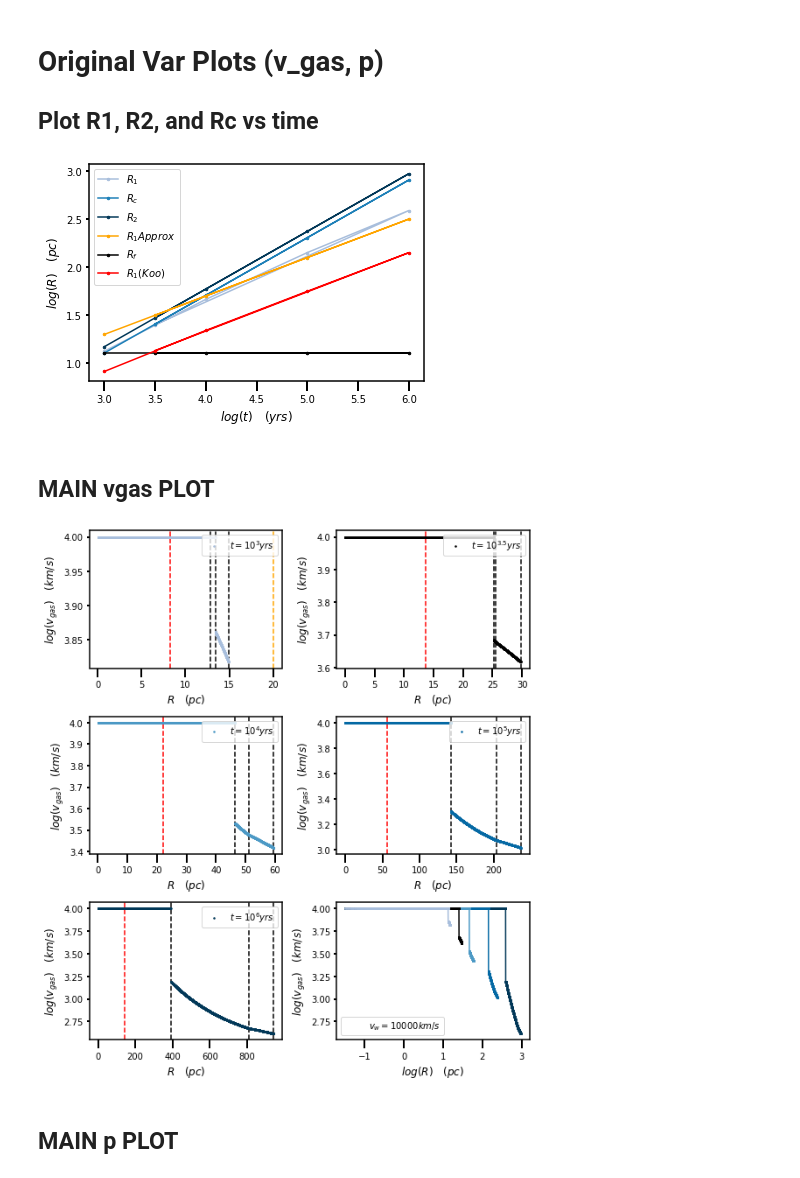
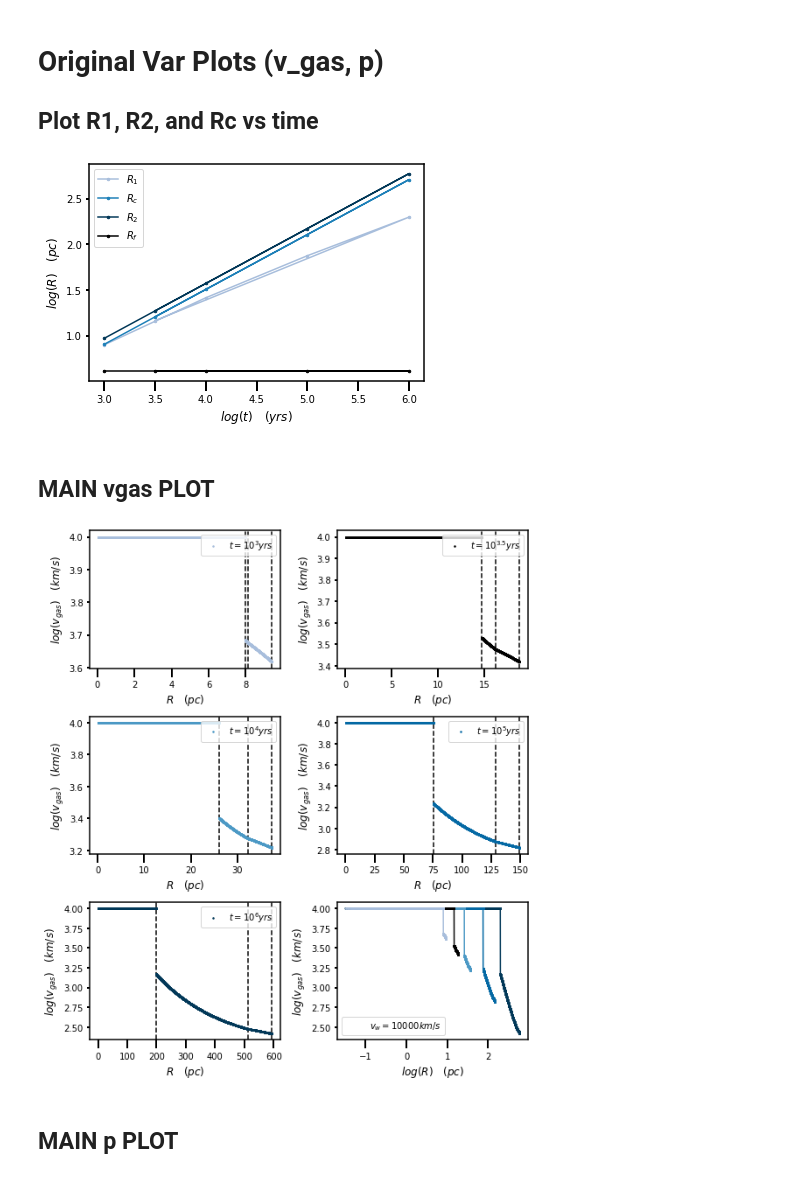
Before and after one commit to cjmulholl/Vary_InitalParam, a Jupyter notebook: ShockedISM_ParamTests.ipynb, the cells around one changed output. Drawn from its saved outputs; the diff is of its cells as text; code cells hidden in the pictures.

Commit message:
Revert "Test different equations for R1 (Koo1992b)"
This reverts commit bdcee526287af177088b7bb3266d04e01ad1fdbb.

```diff
--- a/ShockedISM_ParamTests.ipynb
+++ b/ShockedISM_ParamTests.ipynb
@@ -47,7 +47,7 @@ cmap.set_array([])
 #Initial parameters
 #alpha= 1.0 #0 < alpha < 2
 alpha_FG= 0.921 #dimensionless constant
-L_AGN = 10.0**47.0 #erg/s = (g*cm^2/s^2)/s
+L_AGN = 10.0**46.0 #erg/s = (g*cm^2/s^2)/s
 nH_0= 100.0 # particles/cm^3
 rho_0 = nH_0*(scipy.constants.m_p*1000.0) #g/cm^3
 rho_ISM=rho_0
@@ -78,9 +78,7 @@ dR2_dt1=[]
 vg_t1 = {}; r_t1 = {}; p_t1 = {}
 N_t=[]
 
-R1approx_t1=[]
-Rf_t1=[];vcr_t1=[];C1=(6.0*(10**(-35)))
-R1Koo_t1=[]
+Rf_t1=[]
 Rc_ind1_t=[]
 
 vg1_R1=[None]*5;vg1_Rc=[None]*5;vg1_R2=[None]*5
@@ -112,11 +110,7 @@ for i in range(5):
 
     Rc_t1.append(0.86*R2_t1[i])
 
-    R1approx_t1.append(((44.0/25.0)**(0.5))*((16.0/15.0)**0.75)*((Rc_t1[i]**(1.5))/((vin*t1[i])**0.5)))
-
     Rf_t1.append((L_in/(2.0*np.pi*rho_0*(vin**3.0)))**0.5)
-    vcr_t1.append(((rho_0*L_in)/(2.0*np.pi*(C1**2.0)))**(1.0/11.0))
-    R1Koo_t1.append((0.91*R2_t1[i])/((1.0+(3.0*R2_t1[i]/Rf_t1[i]))**(1.0/3.0)))
 
     #Define equal width radius bins
     num= 10001
@@ -174,8 +168,7 @@ for i in range(5):
     #Convert units
     t1[i]=t1[i]/(3.154*(10.0**7.0)) #convert from s to yrs
     R1_t1[i]= R1_t1[i]/(3.086*(10.0**18)); Rc_t1[i]= Rc_t1[i]/(3.086*(10.0**18)); R2_t1[i]= R2_t1[i]/(3.086*(10.0**18)) #convert from cm to pc
-    R1approx_t1[i]= R1approx_t1[i]/(3.086*(10.0**18))
-    Rf_t1[i]= Rf_t1[i]/(3.086*(10.0**18));R1Koo_t1[i]= R1Koo_t1[i]/(3.086*(10.0**18))
+    Rf_t1[i]= Rf_t1[i]/(3.086*(10.0**18))
 
     for j in range(0,len(radius1)):
         radius1[j]= radius1[j]/(3.086*(10.0**18)) #convert from cm to pc
@@ -189,5 +182,4 @@ for i in range(5):
     p_t1[i+1] = p1_r
 
 print(Rf_t1)
-print(vcr_t1)
 # %% [output]
@@ -500,19 +491,17 @@ print(N1_dm[1][1])
 # %%
 #---Plot R1, R2, snd Rc vs time
 plt.plot(np.log10(t1),np.log10(R1_t1),c=cmap.to_rgba(8),linestyle="-",marker='.',markersize=5,label=r'$R_1$')
 plt.plot(np.log10(t1),np.log10(Rc_t1),c=cmap.to_rgba(14),linestyle="-",marker='.',markersize=5,label=r'$R_c$')
 plt.plot(np.log10(t1),np.log10(R2_t1),c=cmap.to_rgba(20),linestyle="-",marker='.',markersize=5,label=r'$R_2$')
-plt.plot(np.log10(t1),np.log10(R1approx_t1),c='orange',linestyle="-",marker='.',markersize=5,label=r'$R_1Approx$')
 plt.plot(np.log10(t1),np.log10(Rf_t1),c='black',linestyle="-",marker='.',markersize=5,label=r'$R_f$')
-plt.plot(np.log10(t1),np.log10(R1_test1),c='red',linestyle="-",marker='.',markersize=5,label=r'$R_1(Koo)$')
 
 plt.legend(loc='upper left')
 plt.ylabel(r'$log(R) \quad (pc)$', fontsize=12)
 plt.xlabel(r'$log(t) \quad (yrs)$', fontsize=12)
 #plt.savefig('vw10000/ShockBubble_logrVSlogt_vw10000.png',bbox_inches='tight')
 plt.show()
 # %% [output]
-[figure, old version]
+[figure, new version]
 # %% [markdown]
 ## MAIN vgas PLOT
 # %%
@@ -521,8 +510,6 @@ plt.show()
 fig, axes = plt.subplots(nrows=3, ncols=2, figsize=(8, 9))
 #---t=10^3yr
 axes[0,0].axvline(x=R1_t1[0],color='black',linestyle="--")
-axes[0,0].axvline(x=R1Koo_t1[0],color='red',linestyle="--")
-axes[0,0].axvline(x=R1approx_t1[0],color='orange',linestyle="--")
 axes[0,0].axvline(x=Rc_t1[0],color='black',linestyle="--")
 axes[0,0].axvline(x=R2_t1[0],color='black',linestyle="--")
 axes[0,0].plot((r_t1[1]),np.log10(vg_t1[1]),c=cmap.to_rgba(8),linestyle="",marker='.',markersize=3,label=r'$t=10^{3} yrs$')
@@ -533,7 +520,6 @@ axes[0,0].set_xlabel(r'$R \quad (pc)$', fontsize=12)
 axes[0,0].legend(loc='upper right')
 #---t=10^3.5yr
 axes[0,1].axvline(x=R1_t1[4],color='black',linestyle="--")
-axes[0,1].axvline(x=R1_test1[4],color='red',linestyle="--")
 axes[0,1].axvline(x=Rc_t1[4],color='black',linestyle="--")
 axes[0,1].axvline(x=R2_t1[4],color='black',linestyle="--")
 axes[0,1].plot((r_t1[5]),np.log10(vg_t1[5]),color='black',linestyle="",marker='.',markersize=3,label=r'$t=10^{3.5} yrs$')
@@ -544,7 +530,6 @@ axes[0,1].set_xlabel(r'$R \quad (pc)$', fontsize=12)
 axes[0,1].legend(loc='upper right')
 #---t=10^4yr
 axes[1,0].axvline(x=R1_t1[1],color='black',linestyle="--")
-axes[1,0].axvline(x=R1_test1[1],color='red',linestyle="--")
 axes[1,0].axvline(x=Rc_t1[1],color='black',linestyle="--")
 axes[1,0].axvline(x=R2_t1[1],color='black',linestyle="--")
 axes[1,0].plot((r_t1[2]),np.log10(vg_t1[2]),c=cmap.to_rgba(12),linestyle="",marker='.',markersize=3,label=r'$t=10^{4} yrs$')
@@ -555,7 +540,6 @@ axes[1,0].set_xlabel(r'$R \quad (pc)$', fontsize=12)
 axes[1,0].legend(loc='upper right')
 #---t=10^5yr
 axes[1,1].axvline(x=R1_t1[2],color='black',linestyle="--")
-axes[1,1].axvline(x=R1_test1[2],color='red',linestyle="--")
 axes[1,1].axvline(x=Rc_t1[2],color='black',linestyle="--")
 axes[1,1].axvline(x=R2_t1[2],color='black',linestyle="--")
 axes[1,1].plot((r_t1[3]),np.log10(vg_t1[3]),c=cmap.to_rgba(16),linestyle="",marker='.',markersize=3,label=r'$t=10^{5} yrs$')
@@ -566,7 +550,6 @@ axes[1,1].set_xlabel(r'$R \quad (pc)$', fontsize=12)
 axes[1,1].legend(loc='upper right')
 #---t=10^6yr
 axes[2,0].axvline(x=R1_t1[3],color='black',linestyle="--")
-axes[2,0].axvline(x=R1_test1[3],color='red',linestyle="--")
 axes[2,0].axvline(x=Rc_t1[3],color='black',linestyle="--")
 axes[2,0].axvline(x=R2_t1[3],color='black',linestyle="--")
 axes[2,0].plot((r_t1[4]),np.log10(vg_t1[4]),c=cmap.to_rgba(20),linestyle="",marker='.',markersize=3,label=r'$t=10^{6} yrs$')
@@ -592,7 +575,7 @@ plt.tight_layout()
 #plt.savefig('vw10000/ShockBubble_logvgasVSr_all2_vw10000.png',bbox_inches='tight')
 plt.show()
 # %% [output]
-[figure, old version]
+[figure, new version]
 # %% [markdown]
 ## MAIN p PLOT
 # %%
```
Also changed, not shown: parts of 1 cell of this notebook, 5 other files.
